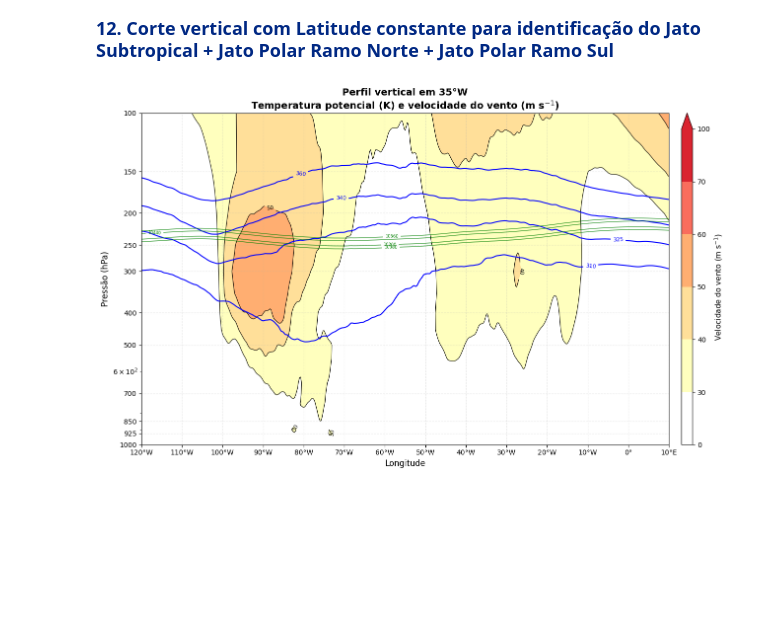
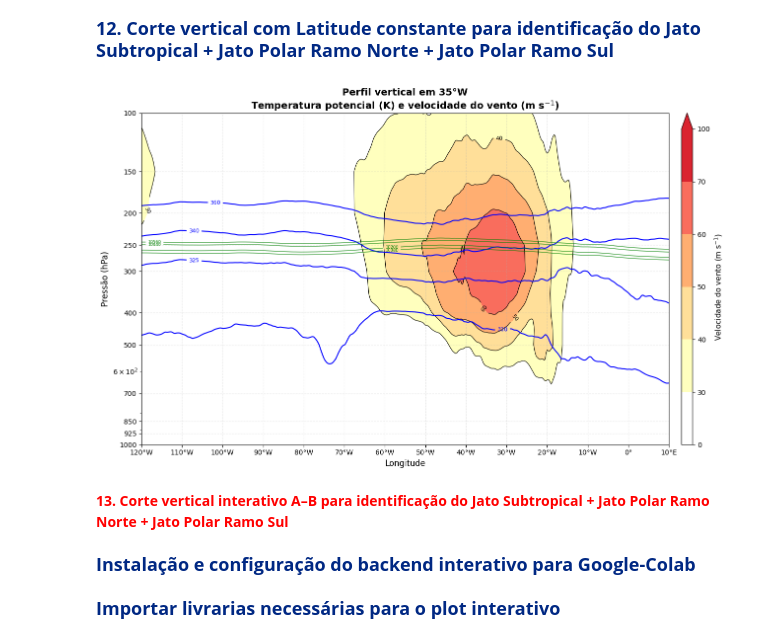
Before and after one commit to RonaldRN/Monitorias_IAG-USP, a Jupyter notebook: Meteorologia-Sinotica-II/JET_POLAR_SUBTROPICAL.ipynb, the cells around one changed output. Cells and saved outputs as stored; diff of their text form; code cells hidden in the pictures; blank space fills up the shorter version.

Commit message:
Geração de mapas interativos para identificação de jato subtropical, jato polar norte e jato polar sul

```diff
--- a/Meteorologia-Sinotica-II/JET_POLAR_SUBTROPICAL.ipynb
+++ b/Meteorologia-Sinotica-II/JET_POLAR_SUBTROPICAL.ipynb
@@ -1270,7 +1275,7 @@ p_max = 1000
 # 3. SELECIONAR LATITUDE
 # ============================================================
 
-section = ds_plot.sel(latitude=lon_corte, method="nearest")
+section = ds_plot.sel(latitude=lat_corte, method="nearest")
 
 # ============================================================
 # 4. SELECIONAR LONGITUDE
@@ -1478,31 +1483,35 @@ for lon in lon_ticks:
 ax.set_xticks(lon_ticks)
 ax.set_xticklabels(lon_labels)
 
 # ============================================================
 # 15. COLORBAR
 # ============================================================
 
 cbar = plt.colorbar(cf, ax=ax, pad=0.02, aspect=30)
 cbar.set_label("Velocidade do vento (m s$^{-1}$)", fontsize=11)
 
 # ============================================================
 # 16. LABELS
 # ============================================================
 ax.set_xlabel("Longitude", fontsize=12)
 ax.set_ylabel("Pressão (hPa)", fontsize=12)
 ax.set_title(
     f"Perfil vertical em {abs(lat_corte):.0f}°W\n"
     "Temperatura potencial (K) e velocidade do vento (m s$^{-1}$)",
     fontsize=14,
     fontweight="bold"
 )
 
 
 ax.grid(linestyle="--", alpha=0.25)
 
 
 plt.tight_layout()
 
 plt.show()
 # %% [output]
-[figure, old version]
+[figure, new version]
+# %% [markdown]
+<font size=8 color='RED'> **13. Corte vertical interativo A–B para identificação do Jato Subtropical + Jato Polar Ramo Norte + Jato Polar Ramo Sul** <font>
+# %% [markdown]
+<font size=4 color='#002883'> **Instalação e configuração do backend interativo para Google-Colab** <font>
@@ -1508,0 +1533,2 @@ plt.show()
+# %% [markdown]
+<font size=4 color='#002883'> **Importar livrarias necessárias para o plot interativo** <font>
```
Also changed, not shown: parts of 10 cells of this notebook.
